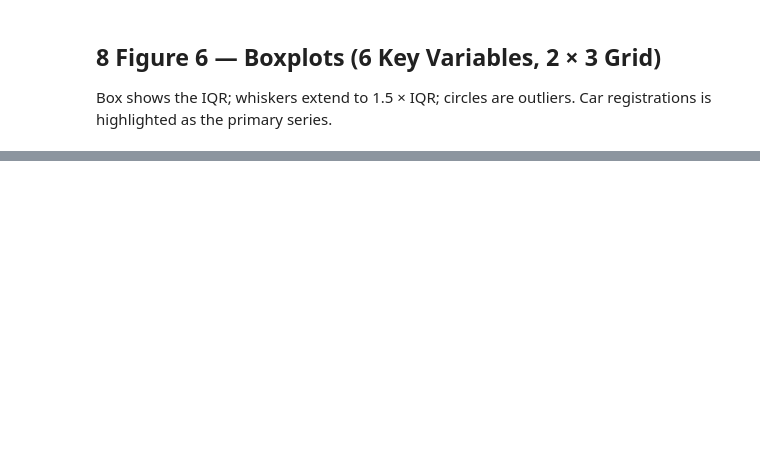
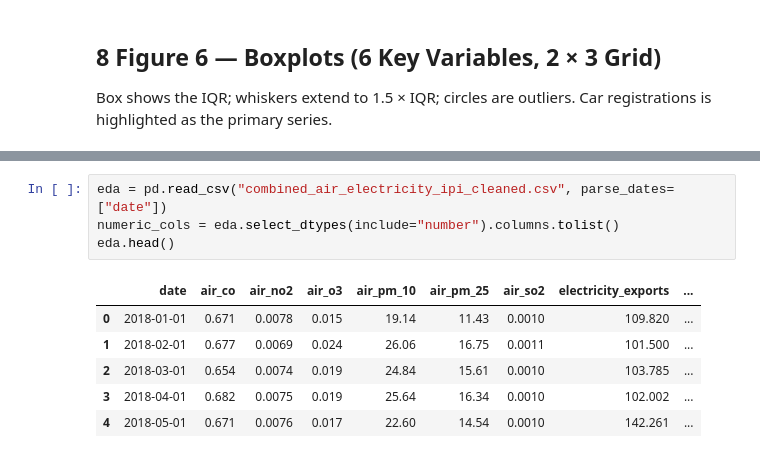
Before and after one commit to thelazycat-0728/COS40007-Design-Project, a Jupyter notebook: COS40007DataCleaning/ReportFigures.ipynb, the cells around one changed output, grey strips where cells are left out. Cells and saved outputs as stored; diff of their text form; blank space fills up the shorter version.

```diff
--- a/COS40007DataCleaning/ReportFigures.ipynb
+++ b/COS40007DataCleaning/ReportFigures.ipynb
@@ -321,0 +354,11 @@ plt.show()
+# %%
+eda = pd.read_csv("combined_air_electricity_ipi_cleaned.csv", parse_dates=["date"])
+numeric_cols = eda.select_dtypes(include="number").columns.tolist()
+eda.head()
+# %% [output]
+|  | date | air_co | air_no2 | air_o3 | air_pm_10 | air_pm_25 | air_so2 | electricity_exports | ... |
+| 0 | 2018-01-01 | 0.671 | 0.0078 | 0.015 | 19.14 | 11.43 | 0.0010 | 109.820 | ... |
+| 1 | 2018-02-01 | 0.677 | 0.0069 | 0.024 | 26.06 | 16.75 | 0.0011 | 101.500 | ... |
+| 2 | 2018-03-01 | 0.654 | 0.0074 | 0.019 | 24.84 | 15.61 | 0.0010 | 103.785 | ... |
+| 3 | 2018-04-01 | 0.682 | 0.0075 | 0.019 | 25.64 | 16.34 | 0.0010 | 102.002 | ... |
+| 4 | 2018-05-01 | 0.671 | 0.0076 | 0.017 | 22.60 | 14.54 | 0.0010 | 142.261 | ... |
```
Also changed, not shown: parts of 9 cells of this notebook, 1 other file.
